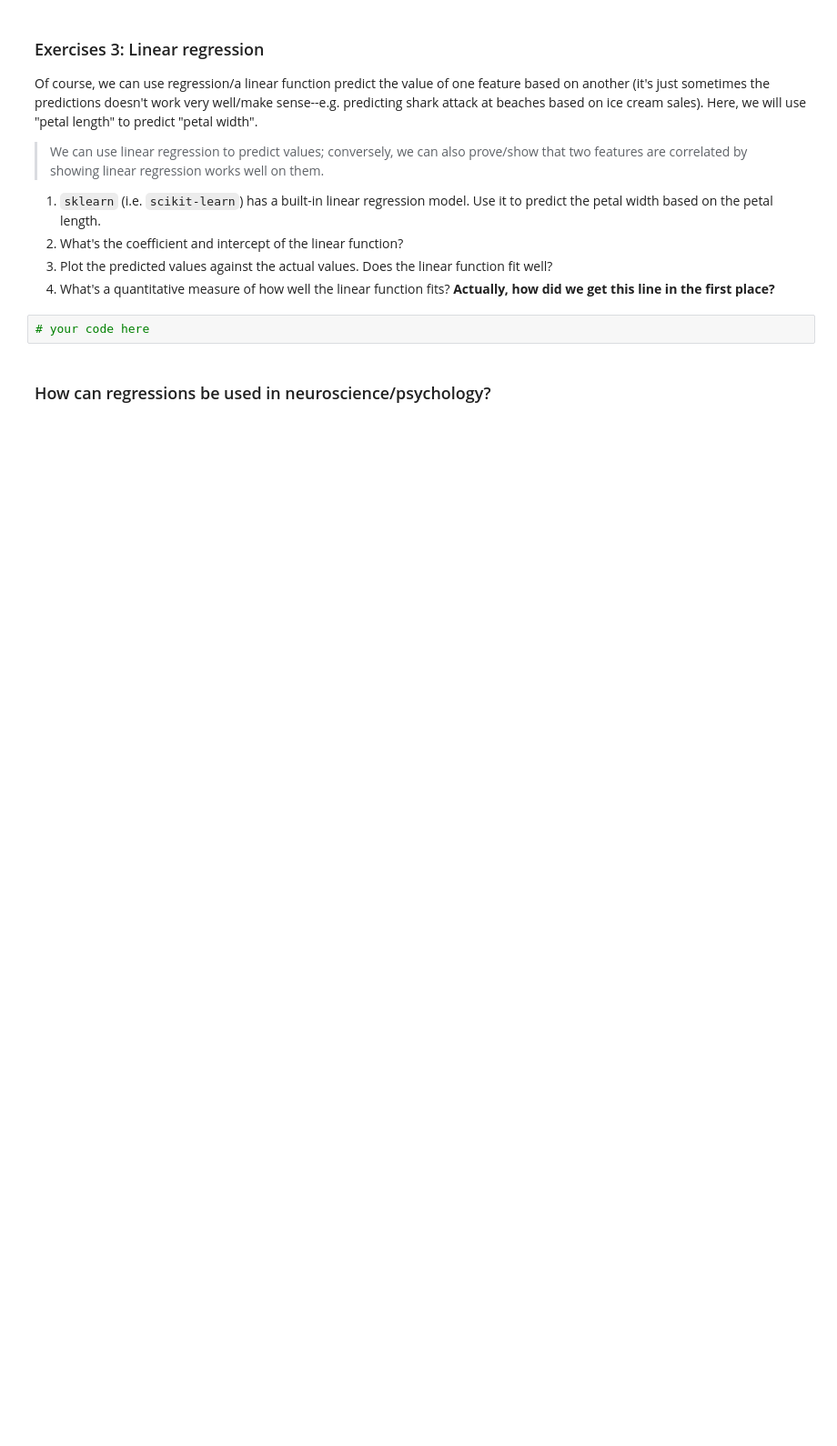
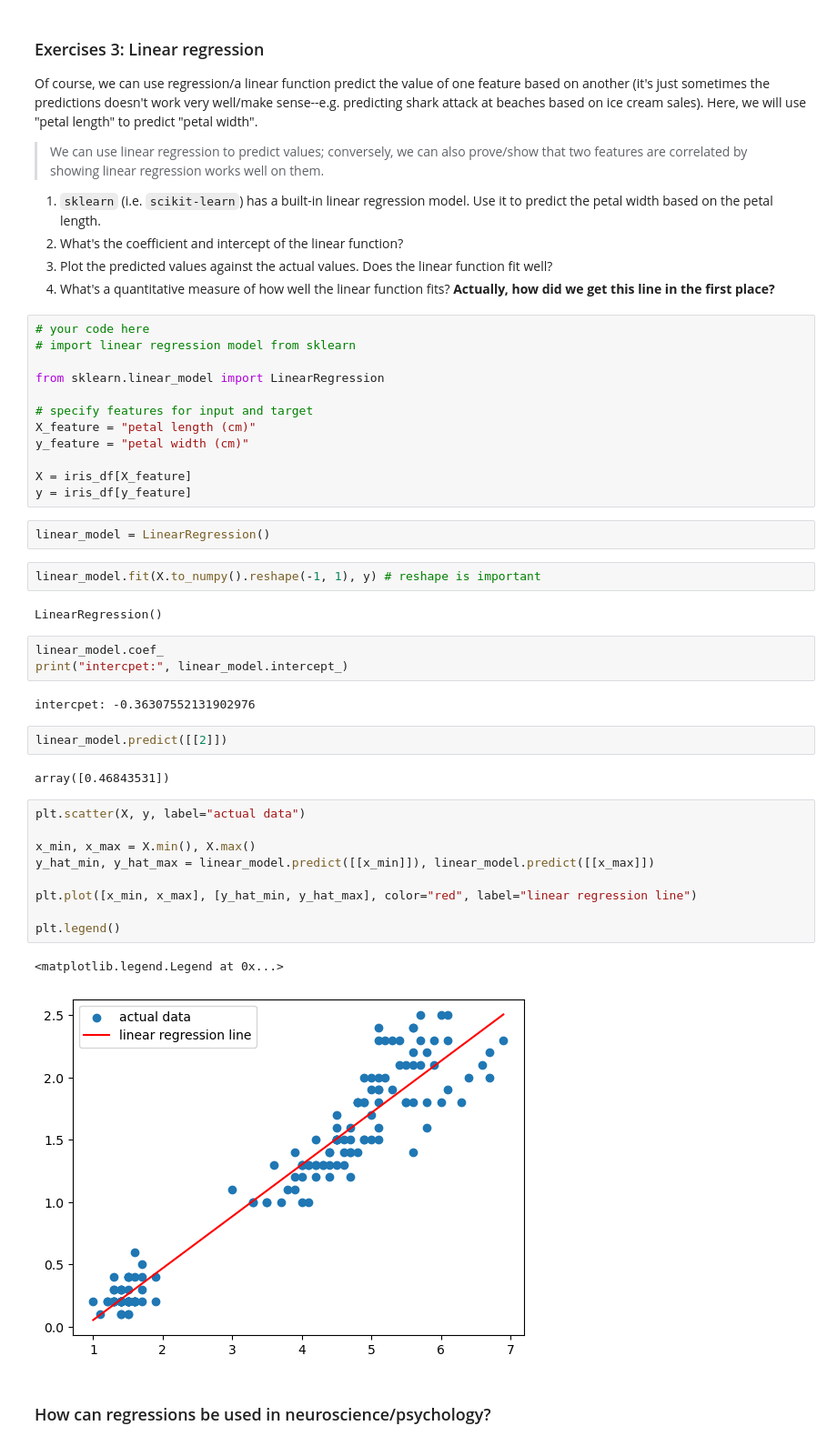
Before and after one commit to maggie-jiayizhang/pni_python_2025, a Jupyter notebook: notebooks/july_9.ipynb, the cells around one changed output. Shown at 91% size. Drawn from its saved outputs; the diff is of its cells as text; blank space fills up the shorter version.

```diff
--- a/notebooks/july_9.ipynb
+++ b/notebooks/july_9.ipynb
@@ -74,5 +136,42 @@ Of course, we can use regression/a linear function predict the value of one feat
 4. What's a quantitative measure of how well the linear function fits? **Actually, how did we get this line in the first place?**
 # %%
 # your code here
+# import linear regression model from sklearn
+
+from sklearn.linear_model import LinearRegression
+
+# specify features for input and target
+X_feature = "petal length (cm)"
+y_feature = "petal width (cm)"
+
+X = iris_df[X_feature]
+y = iris_df[y_feature]
+# %%
+linear_model = LinearRegression()
+# %%
+linear_model.fit(X.to_numpy().reshape(-1, 1), y) # reshape is important
+# %% [output]
+LinearRegression()
+# %%
+linear_model.coef_
+print("intercpet:", linear_model.intercept_)
+# %% [output]
+intercpet: -0.36307552131902976
+# %%
+linear_model.predict([[2]])
+# %% [output]
+array([0.46843531])
+# %%
+plt.scatter(X, y, label="actual data")
+
+x_min, x_max = X.min(), X.max()
+y_hat_min, y_hat_max = linear_model.predict([[x_min]]), linear_model.predict([[x_max]])
+
+plt.plot([x_min, x_max], [y_hat_min, y_hat_max], color="red", label="linear regression line")
+
+plt.legend()
+# %% [output]
+<matplotlib.legend.Legend at 0x...>
+[figure, added]
 # %% [markdown]
 ### How can regressions be used in neuroscience/psychology?
```
Also changed, not shown: parts of 11 cells of this notebook, 2 other files.
